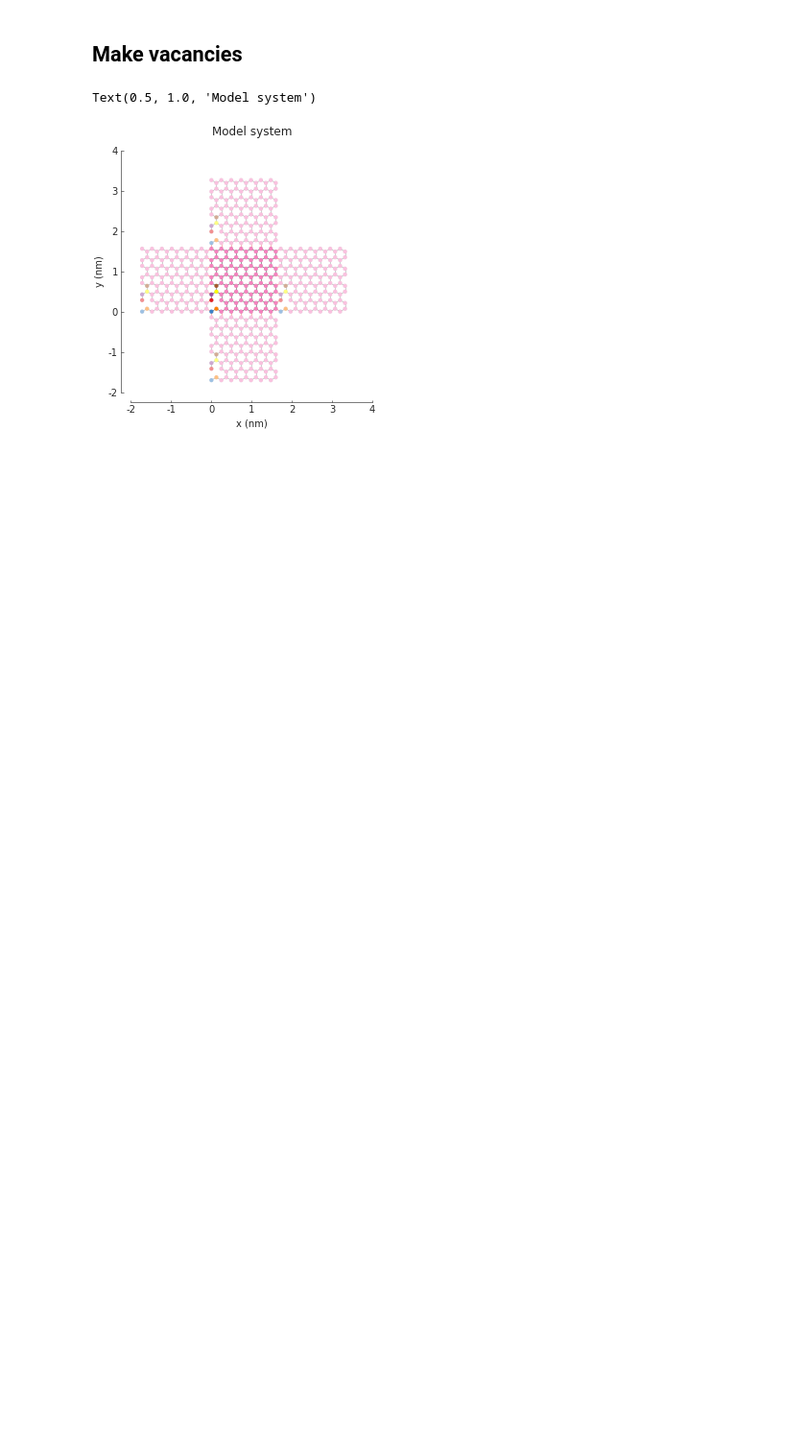
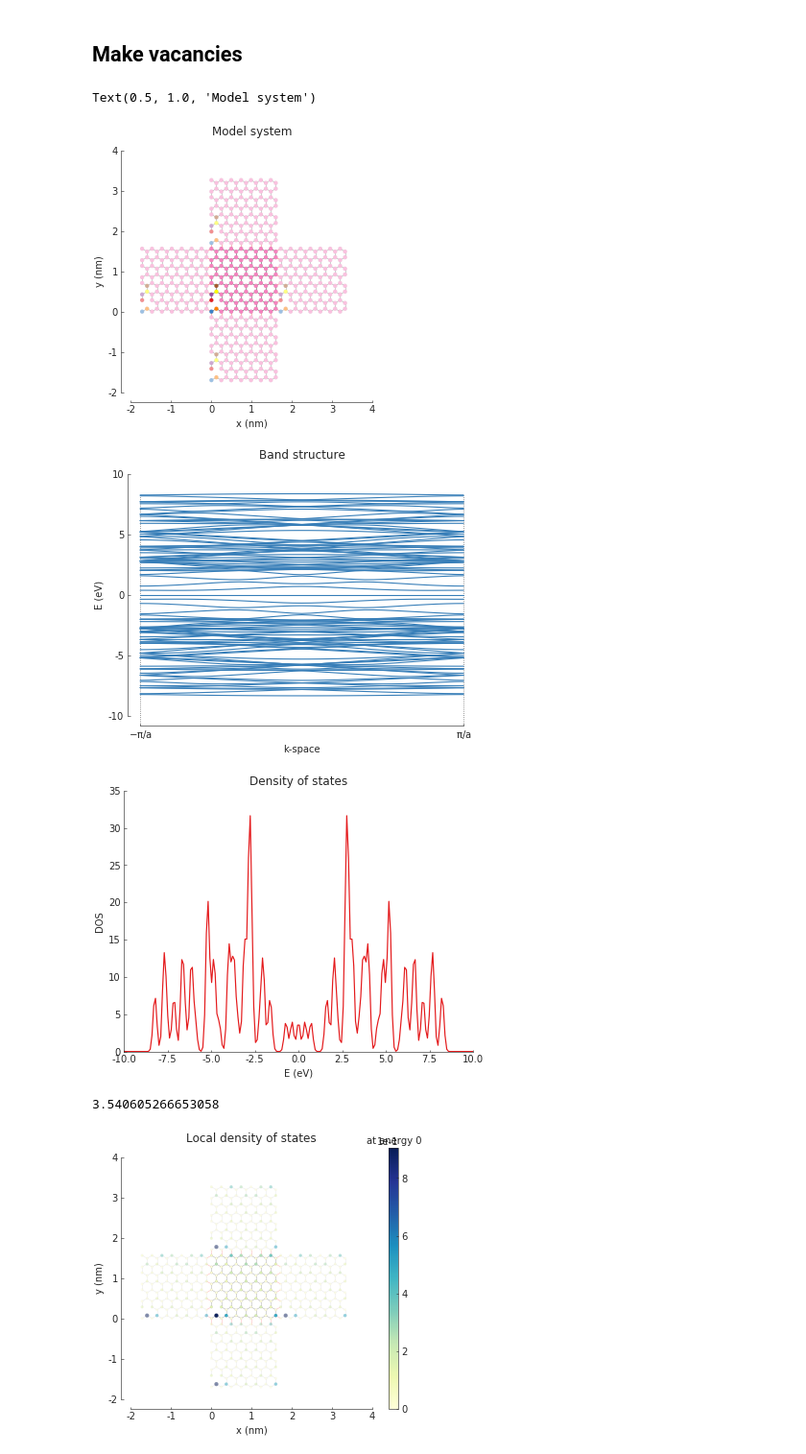
Before and after one commit to nosshark95/visualpython, a Jupyter notebook: project3.ipynb, the cells around one changed output. Shown at 96% size. Saved outputs shown, nothing was run; the diff lists cells and outputs as text; code cells hidden in the pictures; blank space fills up the shorter version.

```diff
--- a/project3.ipynb
+++ b/project3.ipynb
@@ -481,3 +481,35 @@ plt.title('Model system')
 # %% [output]
 Text(0.5, 1.0, 'Model system')
 [figure]
+# %%
+from pybinding.repository import graphene
+from math import sqrt, pi
+
+solver = pb.solver.lapack(model)
+#print(solver.eigenvalues)
+
+plt.subplot(142)
+bands = solver.calc_bands(-pi/(7*graphene.a), pi/(7*graphene.a)) #in the first Brillouin zone, for kx
+bands.plot(point_labels=[r"$-\pi / a$", r"$\pi / a$"])
+plt.title('Band structure')
+plt.show()
+
+plt.subplot(143)
+dos = solver.calc_dos(energies=np.linspace(-10, 10, 200), broadening=0.1)  # [eV]
+dos.plot()
+plt.title('Density of states')
+plt.show()
+print(dos.data[100])
+
+plt.subplot(144)
+reference_energy=0
+ldos_map = solver.calc_spatial_ldos(energy=reference_energy, broadening=0.05)  # [eV]
+ldos_map.plot()
+pb.pltutils.colorbar(label='at energy %d'%reference_energy)
+plt.title('Local density of states')
+plt.show()
+# %% [output]
+[figure, added]
+[figure, added]
+3.540605266653058
+[figure, added]
```
Also changed, not shown: parts of 17 cells of this notebook, 1 other file.
